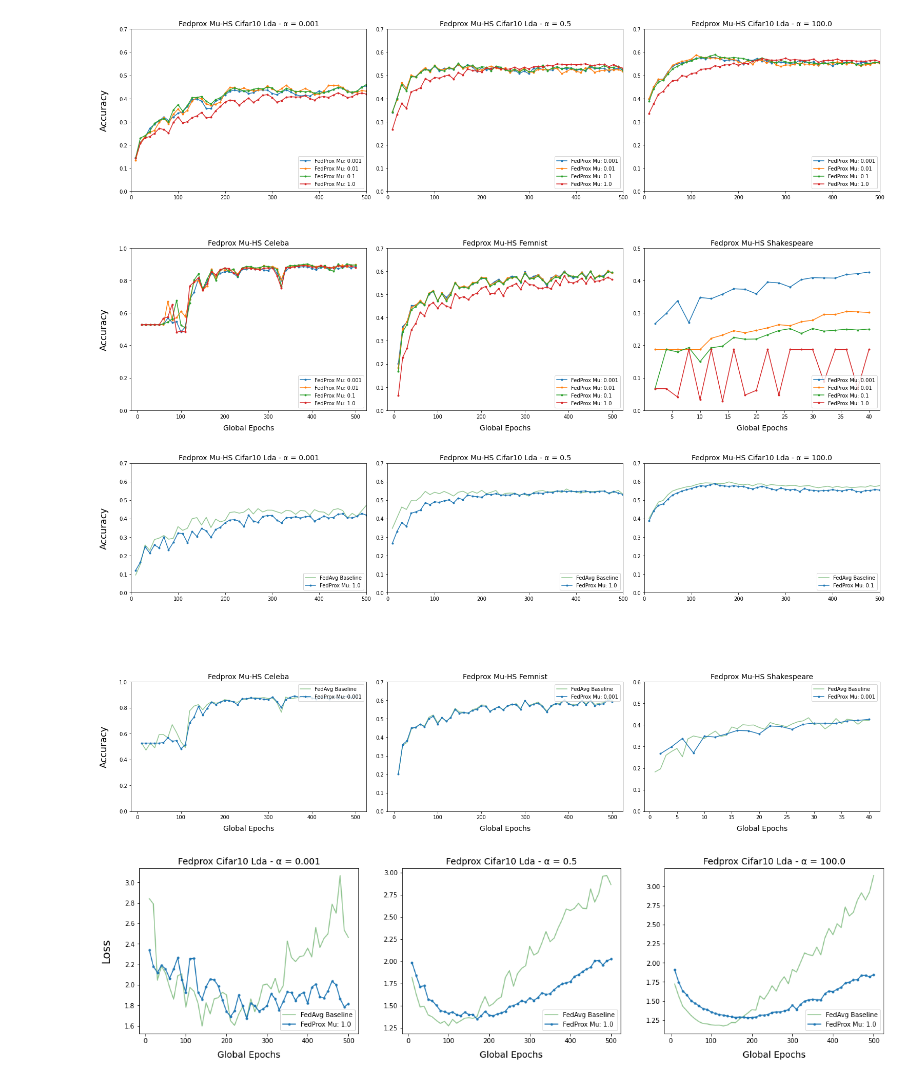
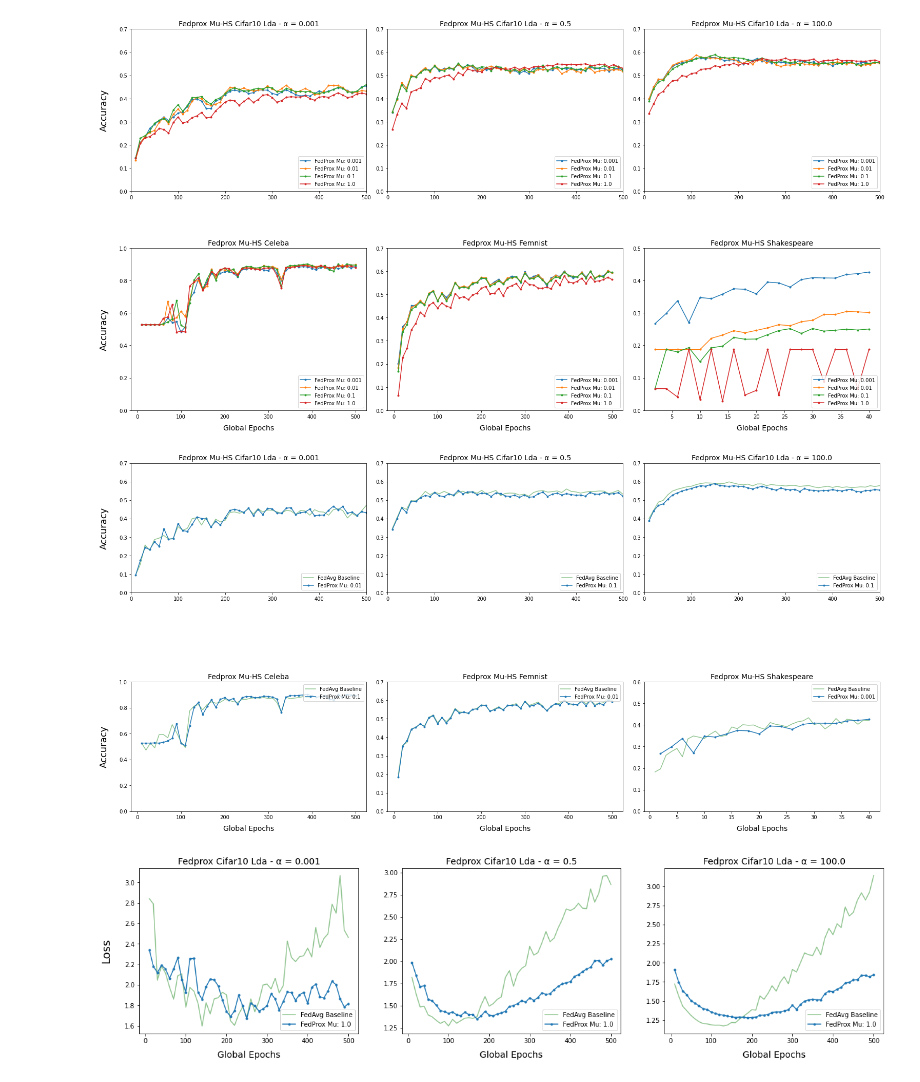
Before and after one commit to M4rukku/impact_of_non_iid_data_in_federated_learning, a Jupyter notebook: visualisation/evaluation_final.ipynb, the cells around one changed output. Drawn from its saved outputs; the diff is of its cells as text; code cells hidden in the pictures.

Commit message:
Updated Visualisation Tools

```diff
--- a/visualisation/evaluation_final.ipynb
+++ b/visualisation/evaluation_final.ipynb
@@ -406,46 +397,46 @@ fig, ax = six_plots_with_baselines(metric_name="accuracy")
 
 metric_name = "accuracy"
 
-bc_001 = 1.0
-bc_05 = 1.0
-bc_200 = 0.1
-bcel = 0.001
-bfem = 0.001
+bc_001 = 0.01
+bc_05 = 0.1
+bc_100 = 0.1
+bcel = 0.1
+bfem = 0.01
 bsh = 0.001
 
 exclude_all_but_best = lambda b: lambda n: n.split("_")[-1] != str(b)
 name_generator = lambda x: "FedProx Mu: " + x.split("_")[-1]
 
 plot_all_experiments_in_folder(checkpoints_dir / cifar10_001_fp, ax=ax[0], format=formatter,
                                gen_name_from_subfolder_name=name_generator, metric_name=metric_name,
                                exclude_from_run_predicate_fun_by_name=exclude_all_but_best(bc_001),
                                title="Fedprox Mu-HS Cifar10 Lda - α = 0.001")
 plot_all_experiments_in_folder(checkpoints_dir / cifar10_05_fp, format=formatter,
                                gen_name_from_subfolder_name=name_generator, metric_name=metric_name,
                                exclude_from_run_predicate_fun_by_name=exclude_all_but_best(bc_05),
                                ax=ax[1], title="Fedprox Mu-HS Cifar10 Lda - α = 0.5")
 plot_all_experiments_in_folder(checkpoints_dir / cifar10_100_fp, format=formatter,
                                gen_name_from_subfolder_name=name_generator, metric_name=metric_name,
-                               exclude_from_run_predicate_fun_by_name=exclude_all_but_best(bc_200),
+                               exclude_from_run_predicate_fun_by_name=exclude_all_but_best(bc_100),
                                ax=ax[2], title="Fedprox Mu-HS Cifar10 Lda - α = 100.0")
 plot_all_experiments_in_folder(checkpoints_dir / celeba_fp, format=formatter,
                                gen_name_from_subfolder_name=name_generator, metric_name=metric_name,
                                exclude_from_run_predicate_fun_by_name=exclude_all_but_best(bcel),
                                ax=ax[3], title="Fedprox Mu-HS Celeba", legend_pos="upper right")
 plot_all_experiments_in_folder(checkpoints_dir / femnist_fp, format=formatter,
                                gen_name_from_subfolder_name=name_generator, metric_name=metric_name,
                                exclude_from_run_predicate_fun_by_name=exclude_all_but_best(bfem),
                                ax=ax[4], title="Fedprox Mu-HS Femnist", legend_pos="upper right")
 plot_all_experiments_in_folder(checkpoints_dir / shakespeare_fp, multiplicator_centralised=2,
                                exclude_from_run_predicate_fun_by_name=exclude_all_but_best(bsh),
                                gen_name_from_subfolder_name=name_generator, format=formatter,
                                metric_name=metric_name,
                                ax=ax[5], title="Fedprox Mu-HS Shakespeare",
                                legend_pos="upper right")
 # fig.suptitle("Mu Hyperparameter Search")
 fig.savefig(bbox_inches="tight", fname="fedprox_fedavg_comparison.png")
 # %% [output]
-[figure, old version]
+[figure, new version]
 # %%
 fig, ax = cifar_plots_with_baselines(metric_name="loss", ylabel_name="Loss")
 
```
Also changed, not shown: parts of 4 cells of this notebook, 4 other files.
